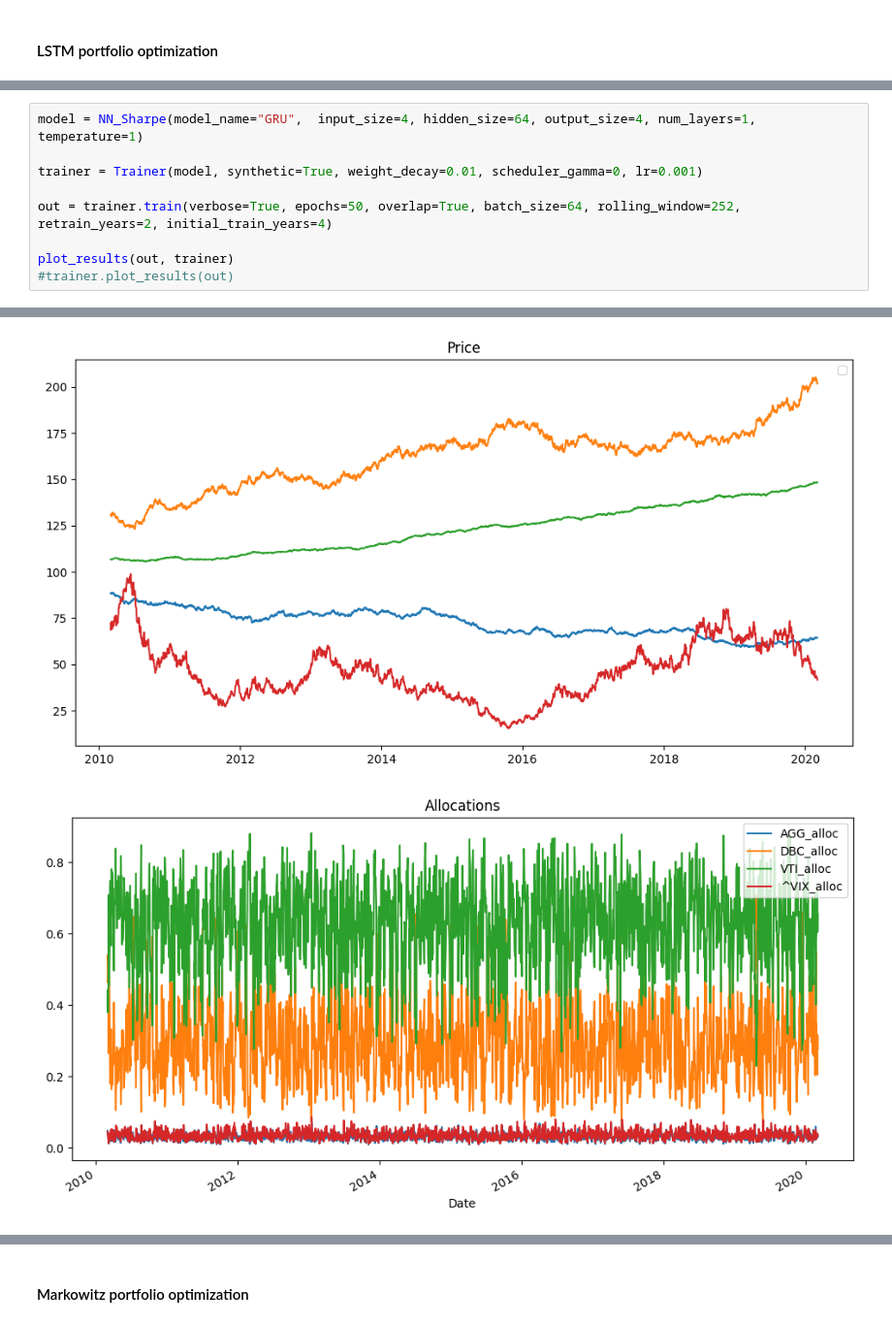
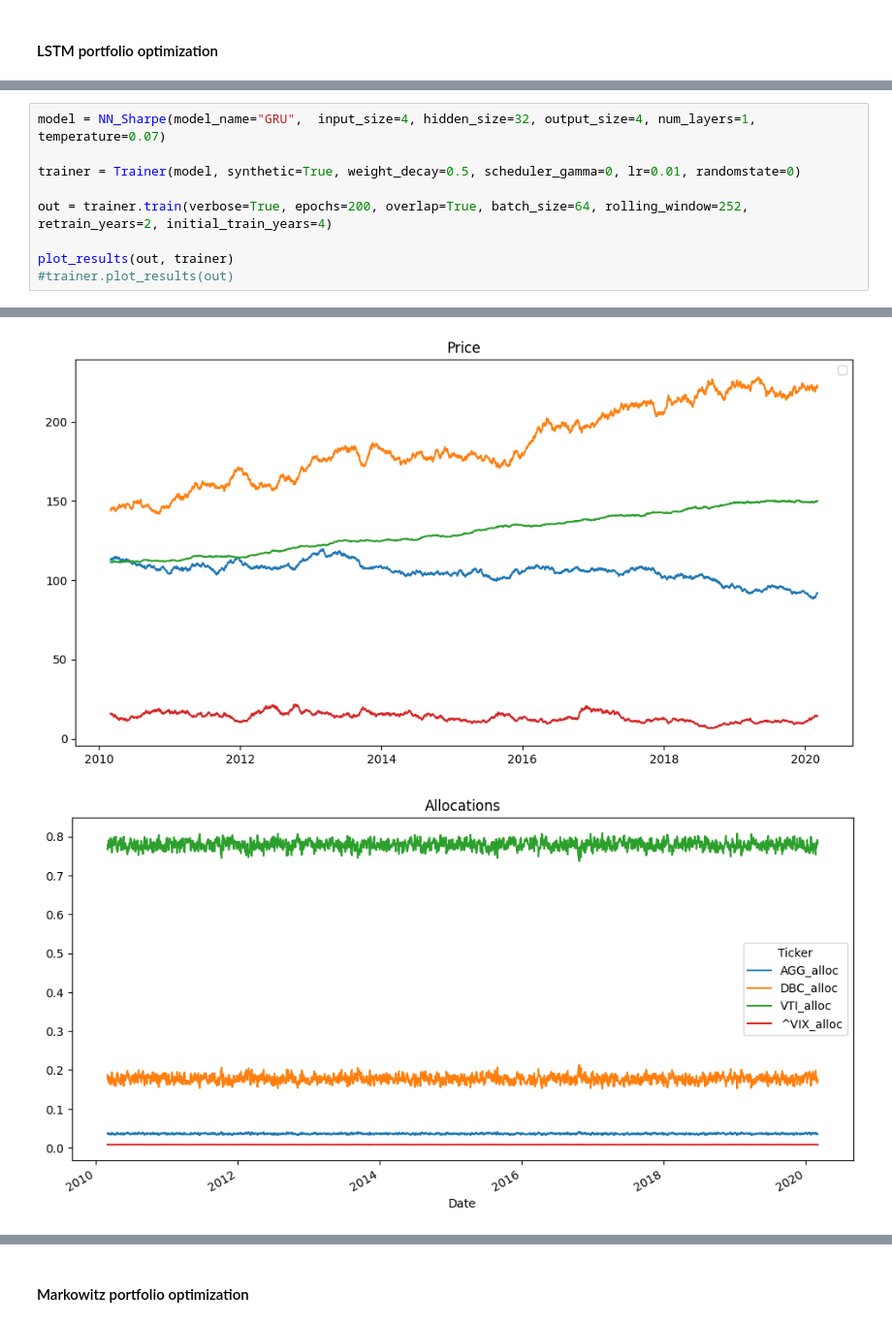
Before and after one commit to QMoayedpour/Advanced_ML_Ensae, a Jupyter notebook: ntbk/paper_implementation.ipynb, the cells around one changed output, grey strips where cells are left out. Shown at 97% size. Drawn from its saved outputs; the diff is of its cells as text.

```diff
--- a/ntbk/paper_implementation.ipynb
+++ b/ntbk/paper_implementation.ipynb
@@ -115,9 +116,9 @@ downside_risk:  0.02326665127156771
 # %%
-model = NN_Sharpe(model_name="GRU",  input_size=4, hidden_size=64, output_size=4, num_layers=1, temperature=1)
+model = NN_Sharpe(model_name="GRU",  input_size=4, hidden_size=32, output_size=4, num_layers=1, temperature=0.07)
 
-trainer = Trainer(model, synthetic=True, weight_decay=0.01, scheduler_gamma=0, lr=0.001)
+trainer = Trainer(model, synthetic=True, weight_decay=0.5, scheduler_gamma=0, lr=0.01, randomstate=0)
 
-out = trainer.train(verbose=True, epochs=50, overlap=True, batch_size=64, rolling_window=252, retrain_years=2, initial_train_years=4)
+out = trainer.train(verbose=True, epochs=200, overlap=True, batch_size=64, rolling_window=252, retrain_years=2, initial_train_years=4)
 
 plot_results(out, trainer)
 #trainer.plot_results(out)
@@ -137,3 +137,3 @@ No artists with labels found to put in legend.  Note that artists whose label st
-[figure, old version]
+[figure, new version]
-[figure, old version]
+[figure, new version]
 nb de jours d'investissement: 2520
```
Also changed, not shown: parts of 15 cells of this notebook, 3 other files.
